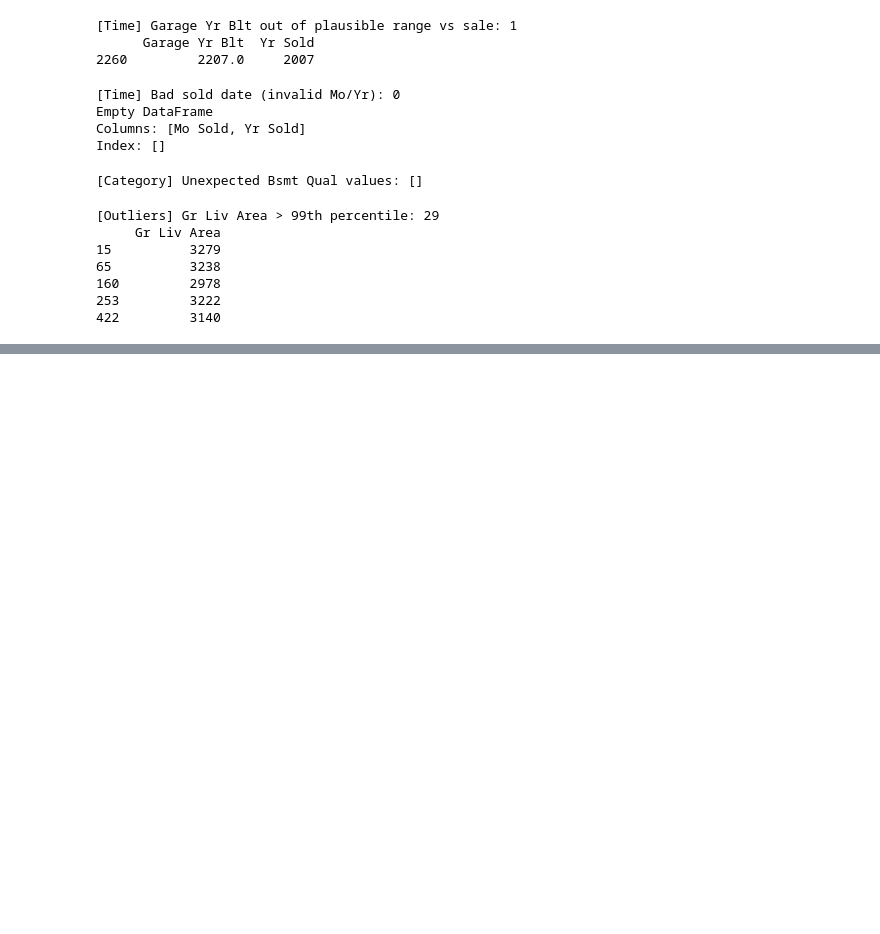
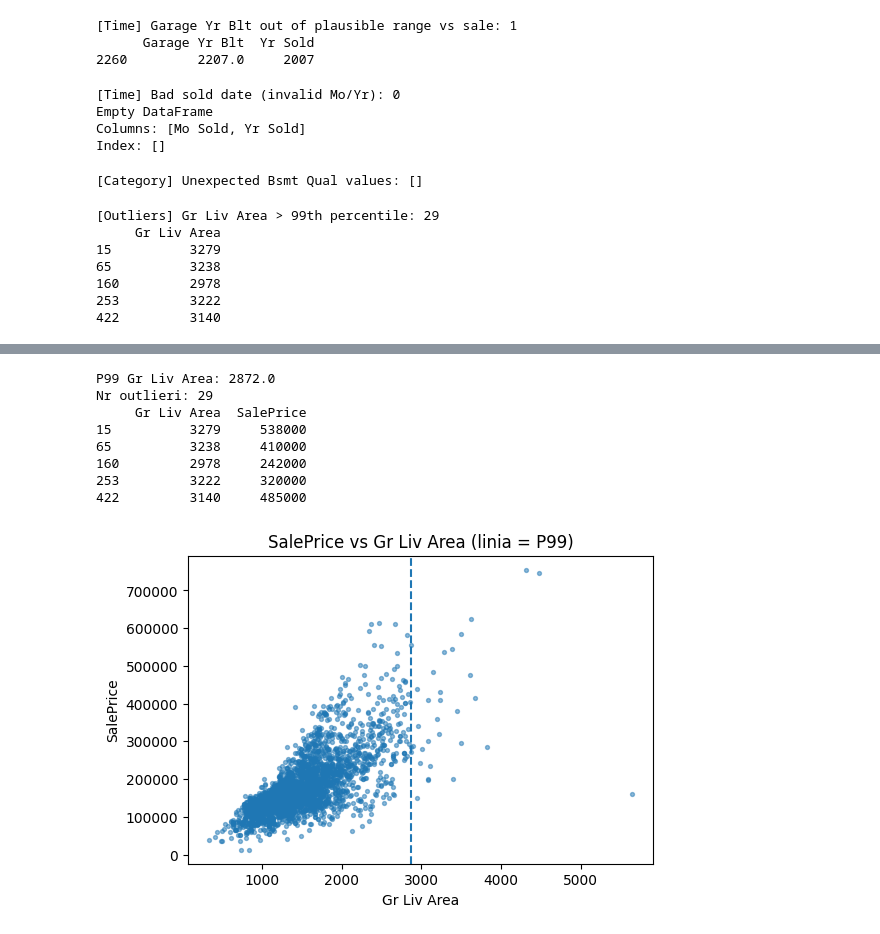
Before and after one commit to MalinaDumitrescu/ML_Projects, a Jupyter notebook: Lab1_ML/data_analysis.ipynb, the cells around one changed output, grey strips where cells are left out. Cells and saved outputs as stored; diff of their text form; code cells hidden in the pictures; blank space fills up the shorter version.

```diff
--- a/Lab1_ML/data_analysis.ipynb
+++ b/Lab1_ML/data_analysis.ipynb
@@ -869,0 +916,24 @@ dtype: int64
+# %%
+q99_gr = df['Gr Liv Area'].quantile(0.99)
+mask_out = df['Gr Liv Area'] > q99_gr
+print("P99 Gr Liv Area:", q99_gr)
+print("Nr outlieri:", mask_out.sum())
+print(df.loc[mask_out, ['Gr Liv Area','SalePrice']].head())
+
+# plot simplu
+plt.figure(figsize=(6,4))
+plt.scatter(df['Gr Liv Area'], df['SalePrice'], s=8, alpha=0.5)
+plt.axvline(q99_gr, linestyle='--')
+plt.title("SalePrice vs Gr Liv Area (linia = P99)")
+plt.xlabel("Gr Liv Area"); plt.ylabel("SalePrice")
+plt.show()
+# %% [output]
+P99 Gr Liv Area: 2872.0
+Nr outlieri: 29
+     Gr Liv Area  SalePrice
+15          3279     538000
+65          3238     410000
+160         2978     242000
+253         3222     320000
+422         3140     485000
+[figure, added]
```
Also changed, not shown: parts of 23 cells of this notebook.
